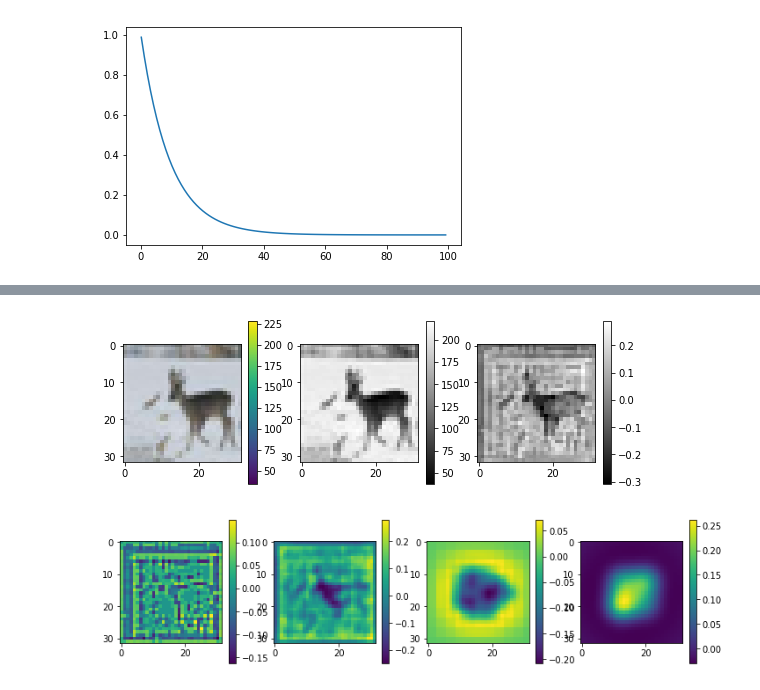
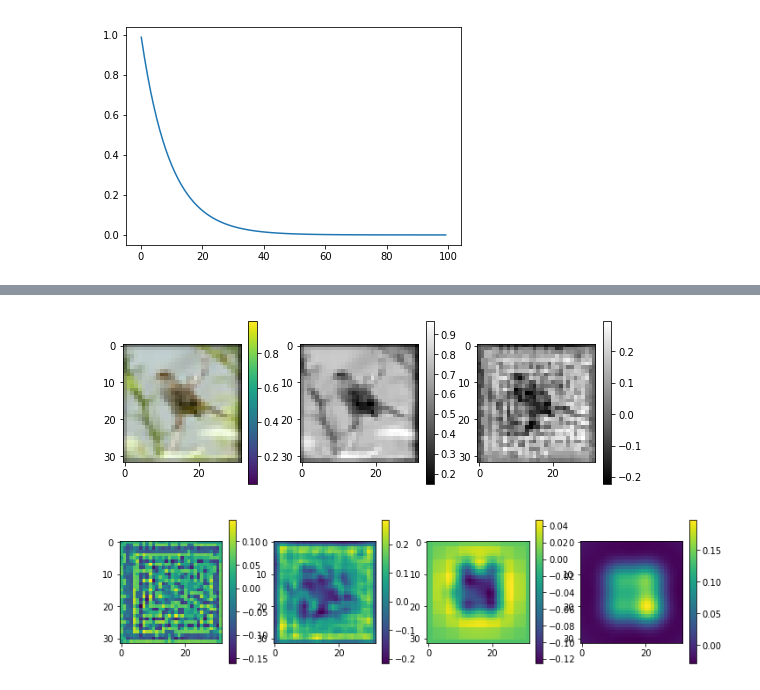
Before and after one commit to chanokin/convert_to_roc, a Jupyter notebook: load_and_read_notebooks/test_read_cifar10.ipynb, the cells around one changed output, grey strips where cells are left out. Cells and saved outputs as stored; diff of their text form; code cells hidden in the pictures.

```diff
--- a/load_and_read_notebooks/test_read_cifar10.ipynb
+++ b/load_and_read_notebooks/test_read_cifar10.ipynb
@@ -82,11 +81,13 @@ print(len(files))
 # %%
-dir_name = "./output_spikes/class_000002"
+dir_name = "../cifar_output/class_000002"
 files = glob.glob(os.path.join(dir_name, '*'))
+print(len(files))
 
 spikes = []
 fw = 3.
 for f in files[-5:]:
     data = todict(np.load(f, allow_pickle=True))
+    kernels = data['kernels']
     shape = data['grayscale_image'].shape
 
     spikes[:] = data['focal_spikes']
@@ -141,7 +142,7 @@ for f in files[-5:]:
 
     ax = plt.subplot(1, 4, 3)
     ax.set_title('color')
-    im = plt.imshow(data['color_image'].astype('uint8'))
+    im = plt.imshow(data['color_image'])
     plt.colorbar(im)
 
     ax = plt.subplot(1, 4, 4)
@@ -222,34 +359,34 @@ for f in files[-1:]:
 
     conv_images = [
         convolve2d(spike_images[scale], kernels[scale], mode='same')
         for scale in range(4)
     ]
 
     out = np.sum(conv_images, axis=0)
 
     fig = plt.figure(figsize=(fw*3, fw*1))
     ax = plt.subplot(1, 3, 1)
-    im = plt.imshow(data['color_image'].astype('uint8'))
+    im = plt.imshow(data['color_image'])
     plt.colorbar(im)
 
     ax = plt.subplot(1, 3, 2)
-    im = plt.imshow(data['grayscale_image'].astype('uint8'), cmap='gray')
+    im = plt.imshow(data['grayscale_image'], cmap='gray')
     plt.colorbar(im)
 
     ax = plt.subplot(1, 3, 3)
     im = plt.imshow(out, cmap='gray')
     plt.colorbar(im)
 
 
 
     fig = plt.figure(figsize=(fw*4, fw*1))
     for i in range(4):
         ax = plt.subplot(1, 4, i + 1)
         im = plt.imshow(conv_images[i])
         plt.colorbar(im)
 
     plt.show()
 #     im = plt.matshow()
 # %% [output]
-[figure, old version]
+[figure, new version]
-[figure, old version]
+[figure, new version]
```
Also changed, not shown: parts of 6 cells of this notebook, 3 other files.
